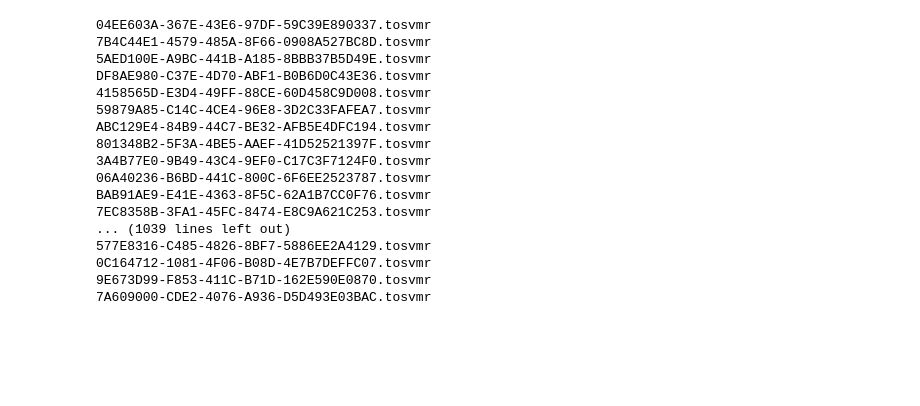
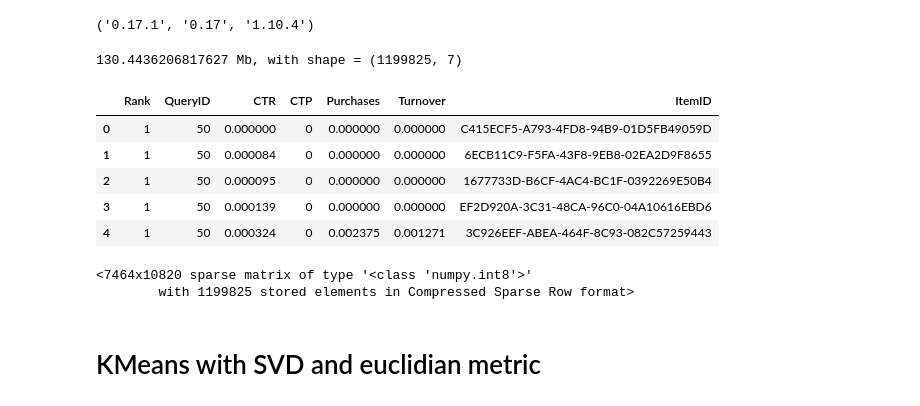
Before and after one commit to shayakhmetov/rank_corr_clustering, a Jupyter notebook: main.ipynb, the cells around one changed output. Saved outputs shown, nothing was run; the diff lists cells and outputs as text; code cells hidden in the pictures; blank space fills up the shorter version.

```diff
--- a/main.ipynb
+++ b/main.ipynb
@@ -11,3 +1,32 @@ def print_memory_usage(df):
+# %%
+import pandas as pd
+import numpy as np
+import scipy.sparse
+import scipy.stats
+import sklearn.metrics
+from sklearn.grid_search import GridSearchCV
+from sklearn.preprocessing import LabelEncoder
+from sklearn.cluster import DBSCAN, KMeans
+import os
+import re
+import pylab as pl
+import seaborn as sns
+
+%matplotlib inline
+pl.rcParams['figure.figsize'] = 15, 5
+pd.__version__, sklearn.__version__, np.__version__
+# %% [output]
+('0.17.1', '0.17', '1.10.4')
+# %%
+def memory_usage(df, ret=False, print_usage=True):
+    if type(df) == pd.core.frame.DataFrame:
+        m = df.memory_usage(index=True, deep=True).sum()/2**20
+    elif type(df) == np.ndarray:
+        m = df.nbytes/2**20
+    if print_usage:
+        print(m, 'Mb,', 'with shape =', df.shape)
+    if ret:
+        return m
 # %%
 def read_tosvmr(filename):
     if os.stat(filename).st_size == 0:
@@ -22,24 +42,2 @@ def read_tosvmr(filename):
     df.ItemID = df.ItemID.str.extract('item_id=(.+)')
     return df
-# %%
-directory = '../data/svmr/'
-for filename in [f for f in os.listdir(directory) if re.match('.+\.tosvmr', f)]:
-    print(filename)
-# %% [output]
-04EE603A-367E-43E6-97DF-59C39E890337.tosvmr
-7B4C44E1-4579-485A-8F66-0908A527BC8D.tosvmr
-5AED100E-A9BC-441B-A185-8BBB37B5D49E.tosvmr
-DF8AE980-C37E-4D70-ABF1-B0B6D0C43E36.tosvmr
-4158565D-E3D4-49FF-88CE-60D458C9D008.tosvmr
-59879A85-C14C-4CE4-96E8-3D2C33FAFEA7.tosvmr
-ABC129E4-84B9-44C7-BE32-AFB5E4DFC194.tosvmr
-801348B2-5F3A-4BE5-AAEF-41D52521397F.tosvmr
-3A4B77E0-9B49-43C4-9EF0-C17C3F7124F0.tosvmr
-06A40236-B6BD-441C-800C-6F6EE2523787.tosvmr
-BAB91AE9-E41E-4363-8F5C-62A1B7CC0F76.tosvmr
-7EC8358B-3FA1-45FC-8474-E8C9A621C253.tosvmr
-... (1039 lines left out)
-577E8316-C485-4826-8BF7-5886EE2A4129.tosvmr
-0C164712-1081-4F06-B08D-4E7B7DEFFC07.tosvmr
-9E673D99-F853-411C-B71D-162E590E0870.tosvmr
-7A609000-CDE2-4076-A936-D5D493E03BAC.tosvmr
@@ -45,0 +68,21 @@ BAB91AE9-E41E-4363-8F5C-62A1B7CC0F76.tosvmr
+# %%
+data = read_tosvmr('../data/svmr/111AF73E-67E3-4E6E-BB32-3A7FB9B2F08A.tosvmr')
+memory_usage(data)
+data.head()
+# %% [output]
+130.4436206817627 Mb, with shape = (1199825, 7)
+|  | Rank | QueryID | CTR | CTP | Purchases | Turnover | ItemID |
+| 0 | 1 | 50 | 0.000000 | 0 | 0.000000 | 0.000000 | C415ECF5-A793-4FD8-94B9-01D5FB49059D |
+| 1 | 1 | 50 | 0.000084 | 0 | 0.000000 | 0.000000 | 6ECB11C9-F5FA-43F8-9EB8-02EA2D9F8655 |
+| 2 | 1 | 50 | 0.000095 | 0 | 0.000000 | 0.000000 | 1677733D-B6CF-4AC4-BC1F-0392269E50B4 |
+| 3 | 1 | 50 | 0.000139 | 0 | 0.000000 | 0.000000 | EF2D920A-3C31-48CA-96C0-04A10616EBD6 |
+| 4 | 1 | 50 | 0.000324 | 0 | 0.002375 | 0.001271 | 3C926EEF-ABEA-464F-8C93-082C57259443 |
+# %%
+queryID_encoder, itemID_encoder = LabelEncoder(), LabelEncoder()
+S = scipy.sparse.coo_matrix((data.Rank.values,
+                             (queryID_encoder.fit_transform(data.QueryID.values),
+                              itemID_encoder.fit_transform(data.ItemID.values)))).tocsr()
+S
+# %% [output]
+<7464x10820 sparse matrix of type '<class 'numpy.int8'>'
+        with 1199825 stored elements in Compressed Sparse Row format>
@@ -45,0 +107,2 @@ BAB91AE9-E41E-4363-8F5C-62A1B7CC0F76.tosvmr
+# %% [markdown]
+# KMeans with SVD and euclidian metric
```
Also changed, not shown: parts of 11 cells of this notebook.
